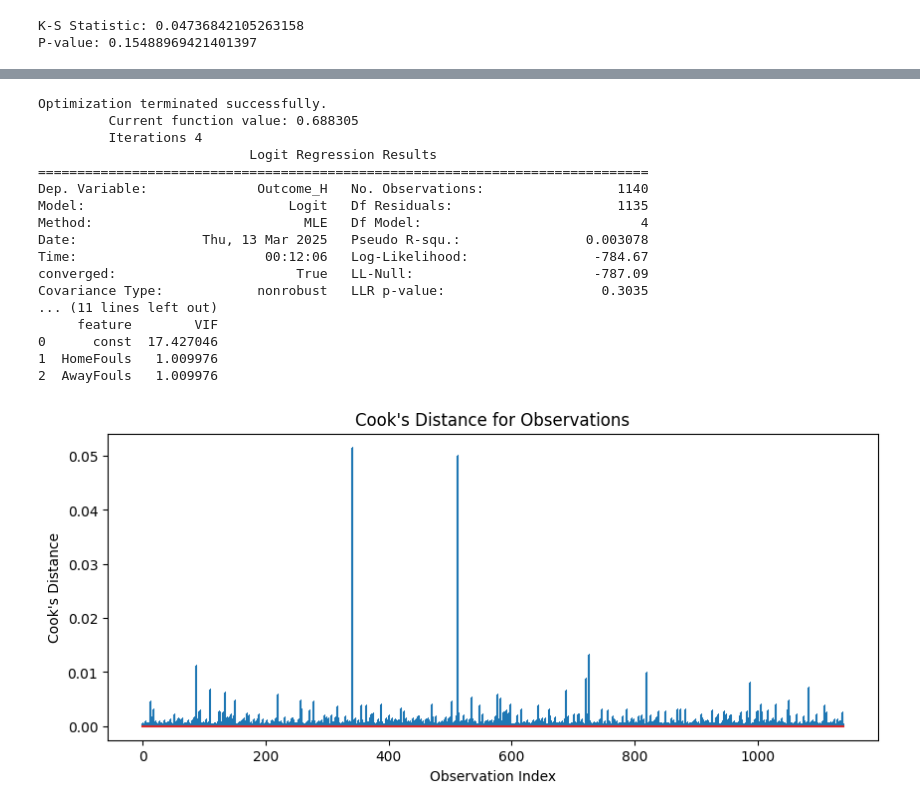
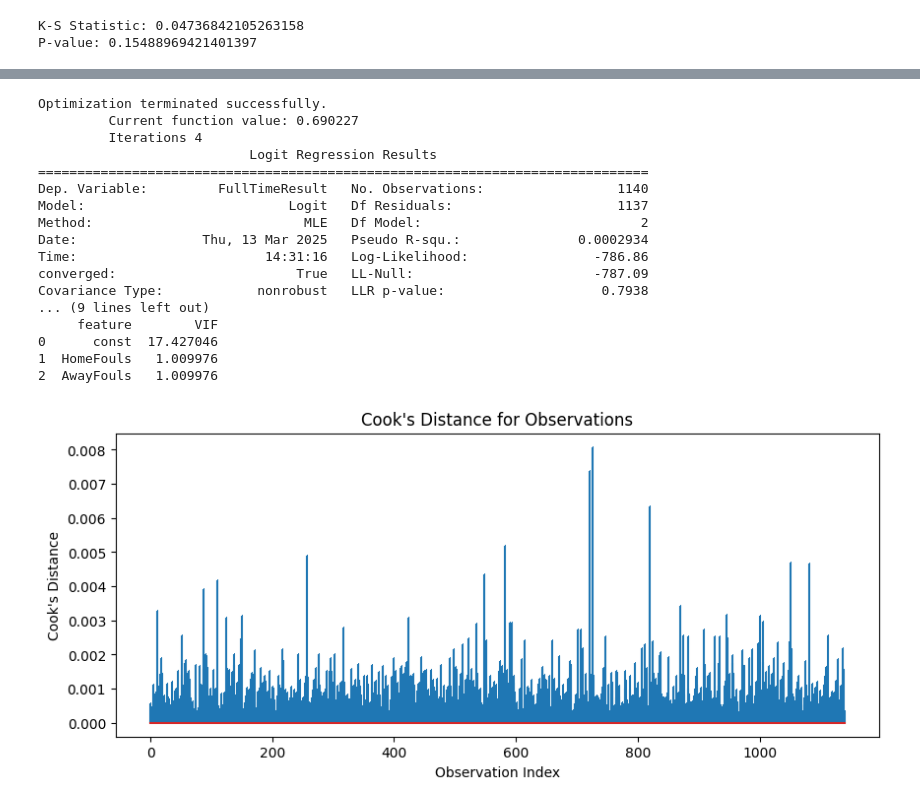
Before and after one commit to BhosaleAniket/MATH-189-Final-Project, a Jupyter notebook: final_project.ipynb, the cells around one changed output, grey strips where cells are left out. Drawn from its saved outputs; the diff is of its cells as text; code cells hidden in the pictures.

```diff
--- a/final_project.ipynb
+++ b/final_project.ipynb
@@ -934,18 +1772,17 @@ import matplotlib.pyplot as plt
 
 # For checking linearity in the logit, we convert the outcome to binary.
 # Here we create a binary variable for Home wins (Outcome_H: 1 if "H", 0 otherwise)
-df['Outcome_H'] = (df['FullTimeResult_H']).astype(int)
 
 # ----------------------------
 # 1. Linearity in the Logit (Box-Tidwell Test)
 # ----------------------------
 # For each continuous predictor, we create an interaction with its natural log.
 # (Add a small constant to avoid log(0) if needed.)
-df['HomeFouls_log'] = df['HomeFouls'] * np.log(df['HomeFouls'] + 1e-5)
-df['AwayFouls_log'] = df['AwayFouls'] * np.log(df['AwayFouls'] + 1e-5)
+df_new['HomeFouls_log'] = df_new['HomeFouls'] * np.log(df_new['HomeFouls'] + 1e-5)
+df_new['AwayFouls_log'] = df_new['AwayFouls'] * np.log(df_new['AwayFouls'] + 1e-5)
 
 # Fit a logistic regression model including these interaction terms.
-model = smf.logit("Outcome_H ~ HomeFouls + AwayFouls + HomeFouls_log + AwayFouls_log", data=df).fit()
+model = smf.logit("FullTimeResult ~ HomeFouls_log + AwayFouls_log", data=df_new).fit()
 print(model.summary())
 
 # Interpretation:
@@ -956,7 +1793,7 @@ print(model.summary())
 # 2. Multicollinearity Check (Variance Inflation Factor - VIF)
 # ----------------------------
 # We check if HomeFouls and AwayFouls are highly correlated.
-X = df[['HomeFouls', 'AwayFouls']]
+X = df_new[['HomeFouls', 'AwayFouls']]
 X = sm.add_constant(X)  # Adds an intercept term
 vif_data = pd.DataFrame()
 vif_data["feature"] = X.columns
@@ -976,39 +1813,39 @@ cooks, _ = influence.cooks_distance
 plt.figure(figsize=(10, 4))
 plt.stem(np.arange(len(cooks)), cooks, markerfmt=",")
 plt.title("Cook's Distance for Observations")
 plt.xlabel("Observation Index")
 plt.ylabel("Cook's Distance")
 plt.show()
 
 # Interpretation:
 # - Observations with a Cook's distance substantially larger than the others may be overly influential.
 
 # ----------------------------
 # Additional Considerations:
 # ----------------------------
 # - Independence: Ensure your data collection method provides independent observations.
 # - Perfect Separation: If any predictor perfectly predicts Outcome_H, the model may not converge.
 # - Sample Size: Logistic regression (via maximum likelihood) typically requires a reasonable sample size.
 # - For Multinomial Logistic Regression: Check the IIA assumption if applicable.
 
 # This code provides diagnostics to help you verify some of the conditions
 # necessary for logistic regression.
 # %% [output]
 Optimization terminated successfully.
-         Current function value: 0.688305
+         Current function value: 0.690227
          Iterations 4
                            Logit Regression Results
 ==============================================================================
-Dep. Variable:              Outcome_H   No. Observations:                 1140
-Model:                          Logit   Df Residuals:                     1135
-Method:                           MLE   Df Model:                            4
-Date:                Thu, 13 Mar 2025   Pseudo R-squ.:                0.003078
-Time:                        00:12:06   Log-Likelihood:                -784.67
+Dep. Variable:         FullTimeResult   No. Observations:                 1140
+Model:                          Logit   Df Residuals:                     1137
+Method:                           MLE   Df Model:                            2
+Date:                Thu, 13 Mar 2025   Pseudo R-squ.:               0.0002934
+Time:                        14:31:16   Log-Likelihood:                -786.86
 converged:                       True   LL-Null:                       -787.09
-Covariance Type:            nonrobust   LLR p-value:                    0.3035
-... (11 lines left out)
+Covariance Type:            nonrobust   LLR p-value:                    0.7938
+... (9 lines left out)
      feature        VIF
 0      const  17.427046
 1  HomeFouls   1.009976
 2  AwayFouls   1.009976
-[figure, old version]
+[figure, new version]
```
Also changed, not shown: parts of 41 cells of this notebook.
